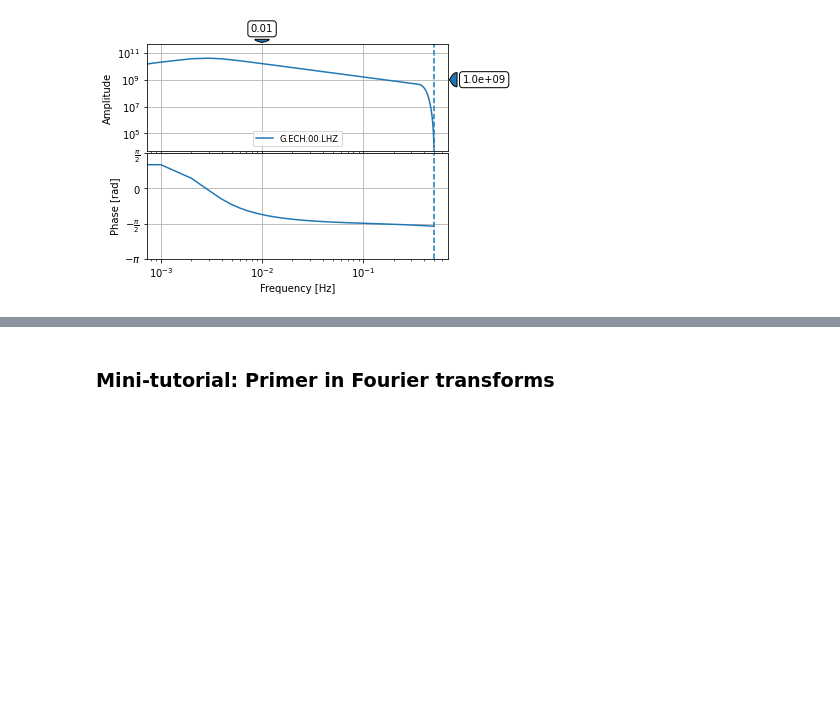
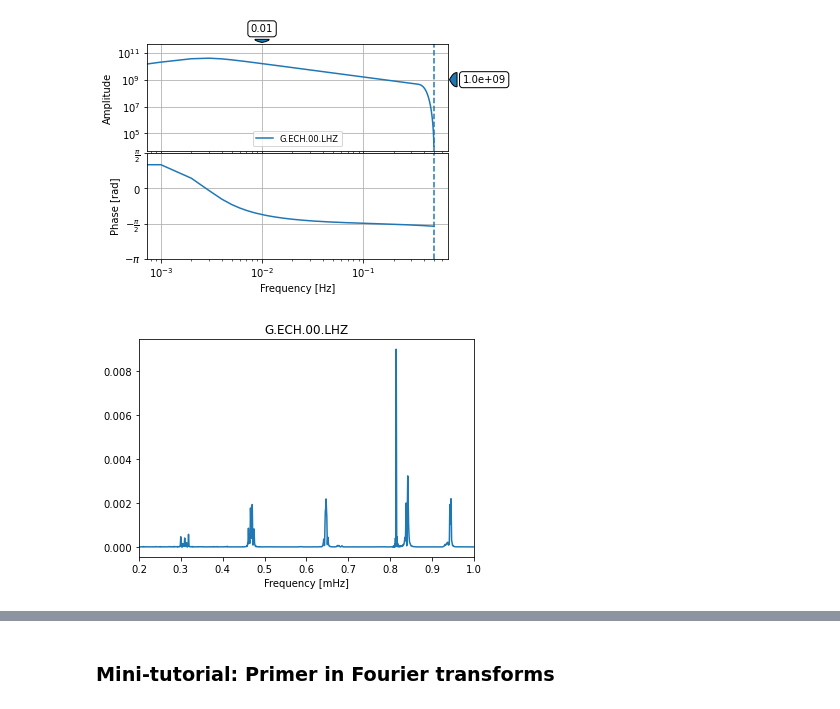
Before and after one commit to globalseismology/avni-courses.solid-earth-fundamentals, a Jupyter notebook: Field_Trip_2_Geophysics/Field_Geophysics.ipynb, the cells around one changed output, grey strips where cells are left out. Cells and saved outputs as stored; diff of their text form; code cells hidden in the pictures; blank space fills up the shorter version.

```diff
--- a/Field_Trip_2_Geophysics/Field_Geophysics.ipynb
+++ b/Field_Trip_2_Geophysics/Field_Geophysics.ipynb
@@ -329,3 +421,43 @@ inv.plot_response(0.001, output="ACC");
 # %% [output]
 Acceleration
 [figure]
+# %%
+st = read('Files/Sumatra_2004_ECH.mseed')
+# %%
+nhours = 230
+pre_filt=[1e-4,2e-4,3e-3,4e-3]
+
+# read stat_lon, stat_lat
+stat_lon = inv[0][0].longitude
+stat_lat = inv[0][0].latitude
+
+# read evt_lat, evt_lon
+evt_lat = 3.09
+evt_lon = 94.26
+
+# compute back azimuth (check sign, later!):
+dist, back_az, _ = gps2dist_azimuth(evt_lat, evt_lon,stat_lat, stat_lon)
+
+st2 = st.copy().slice(endtime=st[0].stats.starttime + 3600*nhours).remove_response(inventory=inv, output="ACC",pre_filt=pre_filt).rotate(method="NE->RT", inventory=inv,back_azimuth=back_az).taper(0.05)
+
+# Remember the copy()!
+tr = st2.select(component="Z")[0]
+
+
+fmin = 0.0001
+fmax = 0.001
+N = 10000000 # frequency resolution
+df = (fmax - fmin) / N
+
+time = np.linspace(start=0,stop=tr.stats.endtime-tr.stats.starttime,num=tr.stats.npts,endpoint=True)
+model = LombScargleFast().fit(time, tr.data)
+power = model.score_frequency_grid(fmin, df, N)
+freqs = fmin + df * np.arange(N)
+
+plt.plot(freqs*1000, power)
+plt.xlim(0.2, 1.0)
+plt.xlabel("Frequency [mHz]")
+plt.title(tr.id)
+plt.show()
+# %% [output]
+[figure, added]
```
Also changed, not shown: parts of 12 cells of this notebook, 1 other file.
